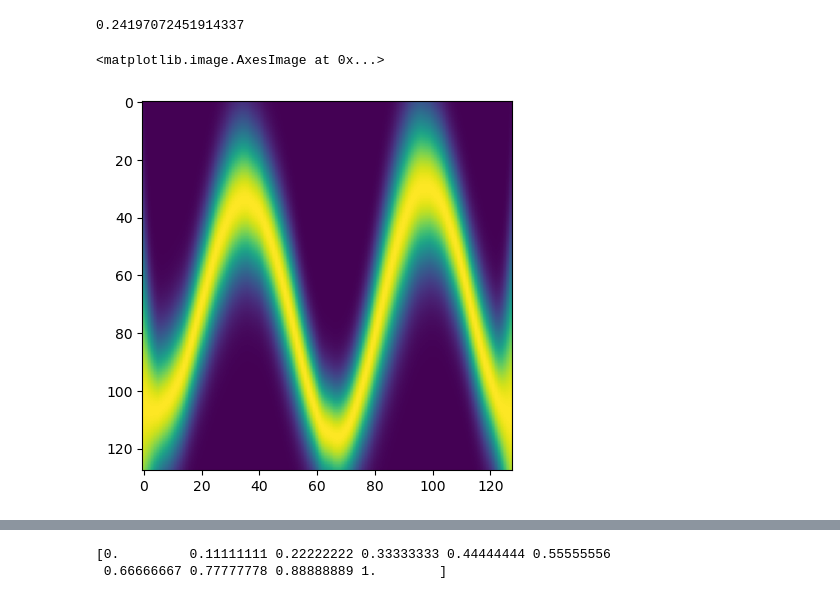
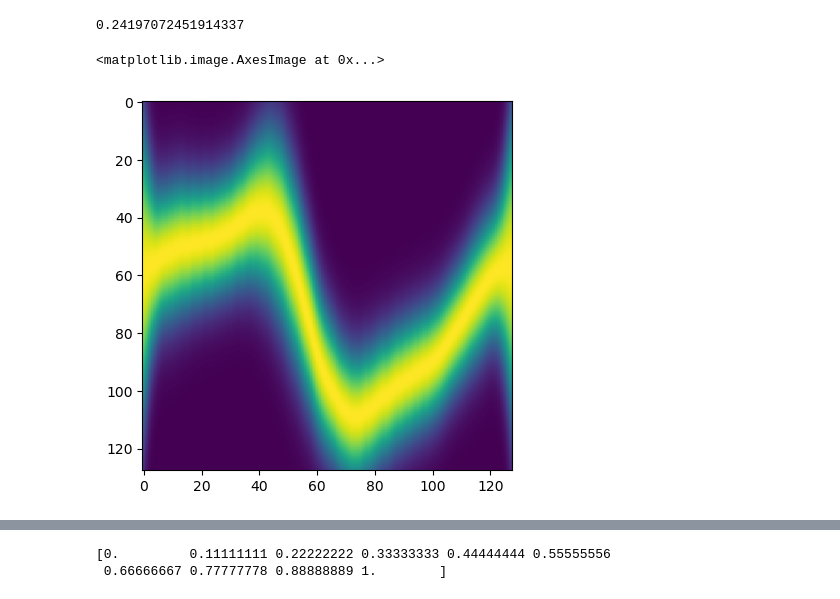
Before and after one commit to 52Hzihan/mixnn4vs, a Jupyter notebook: test.ipynb, the cells around one changed output, grey strips where cells are left out. Cells and saved outputs as stored; diff of their text form; code cells hidden in the pictures.

Commit message:
add data generation with uncertainty map

```diff
--- a/test.ipynb
+++ b/test.ipynb
@@ -9,30 +28,31 @@ print(stats.norm.pdf(-1))
 # %%
 from LightCurve import CRTS_VS_LightCurve
 from util import get_meta_information
 info_file = 'data/SSS_Per_Tab.txt'
 info = get_meta_information(info_file)
 lc = CRTS_VS_LightCurve()
-test_sample1 = 'data/original_data/type/5/3073022027812.dat'
-lc.read_CRTS_dat(test_sample1, id='3073022027812')
+test_sample1 = 'data/original_data/type/1/3019100001287.dat'
+lc.read_CRTS_dat(test_sample1, id='3019100001287')
 period = info.loc[int(lc.id), 'Period']
 lc.fold(period, normalize_phase=False)
+lc.clean()
 # lc.show()
 
 import random
 import numpy as np
 import matplotlib.pyplot as plt
 
 x = np.linspace(0,period, 200)
 image = lc.to_image()
 # plt.imshow(image)
 lc = lc.generate_GP_simulation(x, phase_shift_ratio=0.4)
 
 
 uncertainty_map = lc.to_uncertainty_map()
 plt.imshow(uncertainty_map)
 # %% [output]
 <matplotlib.image.AxesImage at 0x...>
-[figure, old version]
+[figure, new version]
 # %%
 # lc = lc.generate_GP_simulation(x, phase_shift_ratio=0.5)
 image = lc.to_image()
```
Also changed, not shown: parts of 2 cells of this notebook, 2 other files.
